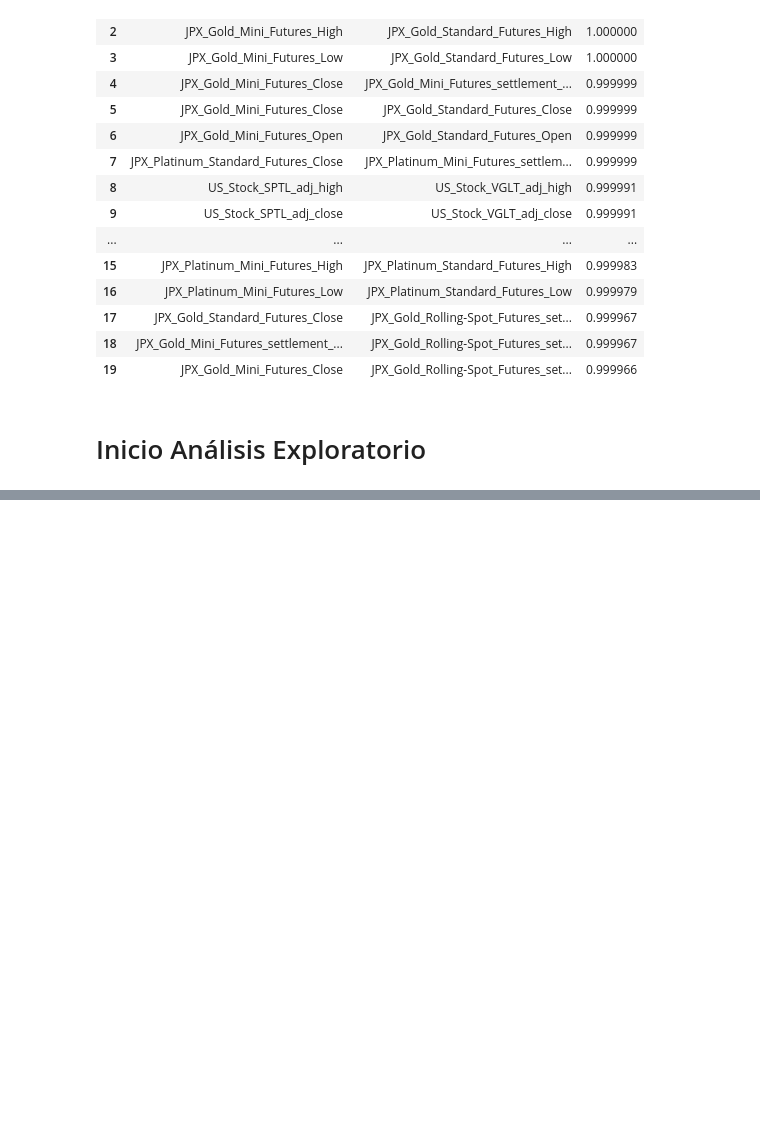
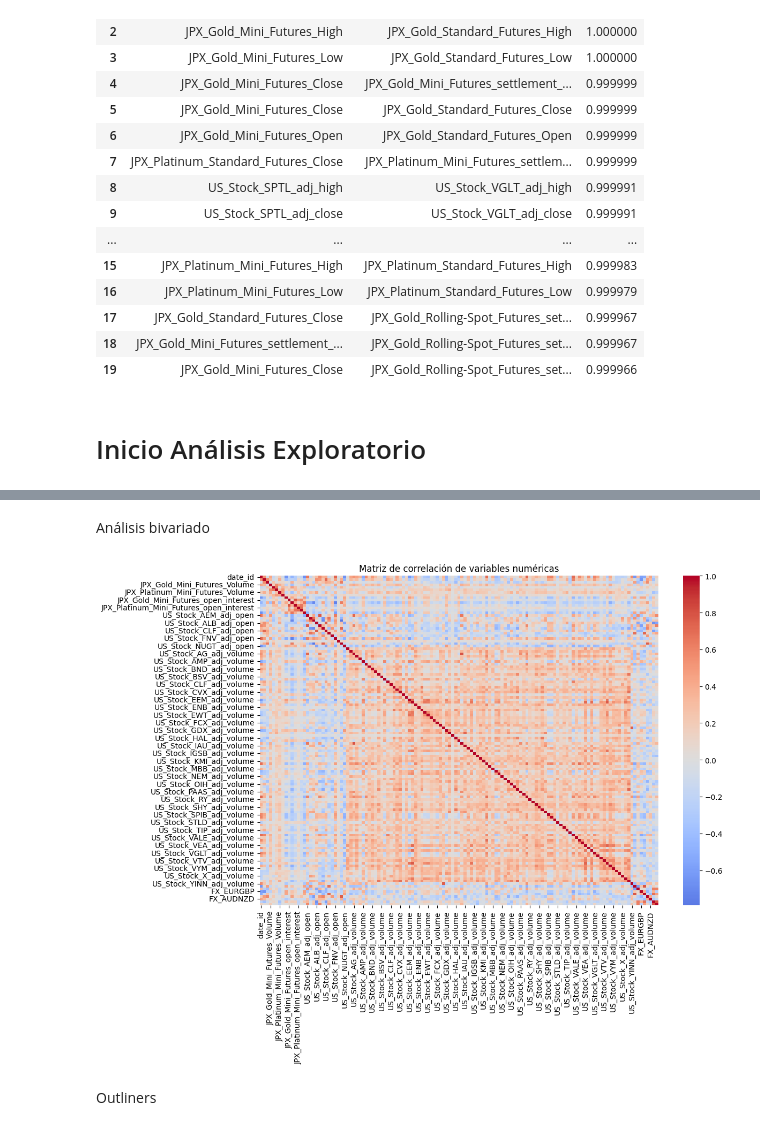
Before and after one commit to PabloSHerrera/Proyecto-2-DS, a Jupyter notebook: proyecto 2 DS.ipynb, the cells around one changed output, grey strips where cells are left out. Drawn from its saved outputs; the diff is of its cells as text; code cells hidden in the pictures; blank space fills up the shorter version.

```diff
--- a/proyecto 2 DS.ipynb
+++ b/proyecto 2 DS.ipynb
@@ -212,0 +274,21 @@ Ejemplos de pares con alta correlación (keep_col vs drop_col):
+# %% [markdown]
+Análisis bivariado
+# %%
+corr = df_reduced.corr()
+plt.figure(figsize=(12,8))
+sns.heatmap(corr, cmap="coolwarm", center=0)
+plt.title("Matriz de correlación de variables numéricas")
+plt.show()
+
+# Scatter ejemplo: precio vs volumen (ajusta nombres de columnas según dataset)
+if "close" in df_reduced.columns and "volume" in df_reduced.columns:
+    plt.figure(figsize=(8,6))
+    plt.scatter(df_reduced["close"], df_reduced["volume"], alpha=0.5)
+    plt.xlabel("Precio de cierre")
+    plt.ylabel("Volumen")
+    plt.title("Precio vs Volumen")
+    plt.show()
+# %% [output]
+[figure, added]
+# %% [markdown]
+Outliners
```
Also changed, not shown: parts of 6 cells of this notebook, 2 other files.
